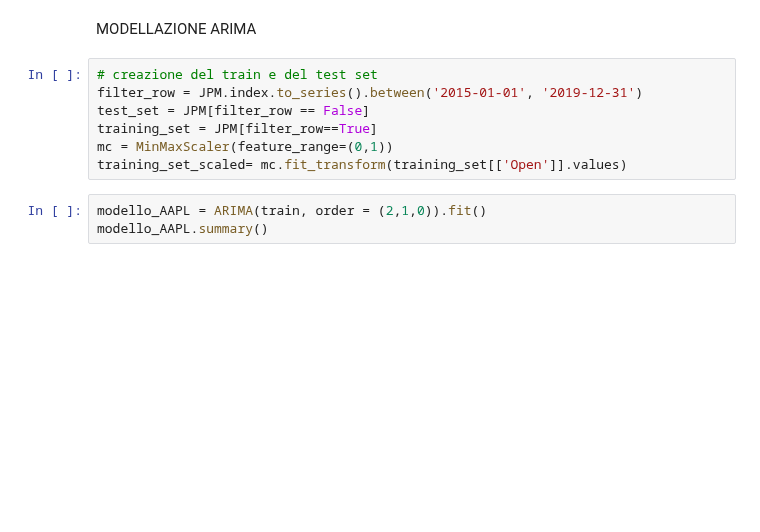
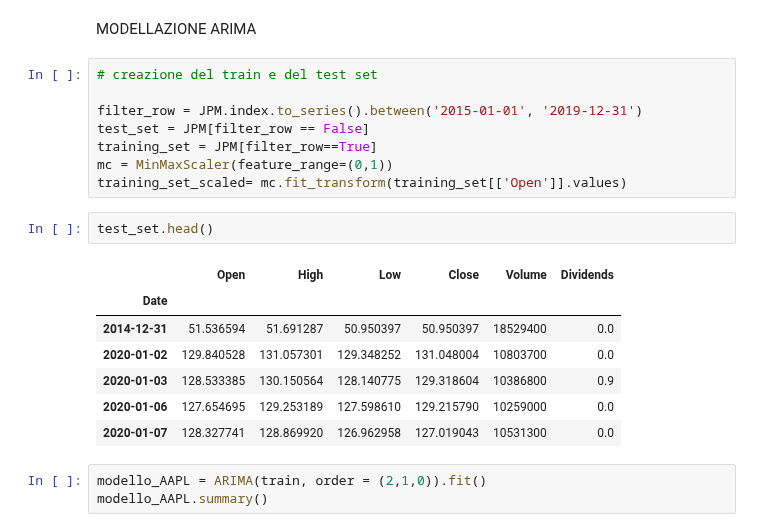
Before and after one commit to SalvatoreLatora/Stock-price-predictions-using-Neural-Networks, a Jupyter notebook: Code_exam.ipynb, the cells around one changed output. Drawn from its saved outputs; the diff is of its cells as text; blank space fills up the shorter version.

```diff
--- a/Code_exam.ipynb
+++ b/Code_exam.ipynb
@@ -85,11 +85,22 @@ plt.show()
 MODELLAZIONE ARIMA
 # %%
 # creazione del train e del test set
+
 filter_row = JPM.index.to_series().between('2015-01-01', '2019-12-31')
 test_set = JPM[filter_row == False]
 training_set = JPM[filter_row==True]
 mc = MinMaxScaler(feature_range=(0,1))
 training_set_scaled= mc.fit_transform(training_set[['Open']].values)
+# %%
+test_set.head()
+# %% [output]
+|  | Open | High | Low | Close | Volume | Dividends |
+| Date |  |  |  |  |  |  |
+| 2014-12-31 | 51.536594 | 51.691287 | 50.950397 | 50.950397 | 18529400 | 0.0 |
+| 2020-01-02 | 129.840528 | 131.057301 | 129.348252 | 131.048004 | 10803700 | 0.0 |
+| 2020-01-03 | 128.533385 | 130.150564 | 128.140775 | 129.318604 | 10386800 | 0.9 |
+| 2020-01-06 | 127.654695 | 129.253189 | 127.598610 | 129.215790 | 10259000 | 0.0 |
+| 2020-01-07 | 128.327741 | 128.869920 | 126.962958 | 127.019043 | 10531300 | 0.0 |
 # %%
 modello_AAPL = ARIMA(train, order = (2,1,0)).fit()
 modello_AAPL.summary()
```
Also changed, not shown: parts of 15 cells of this notebook.
